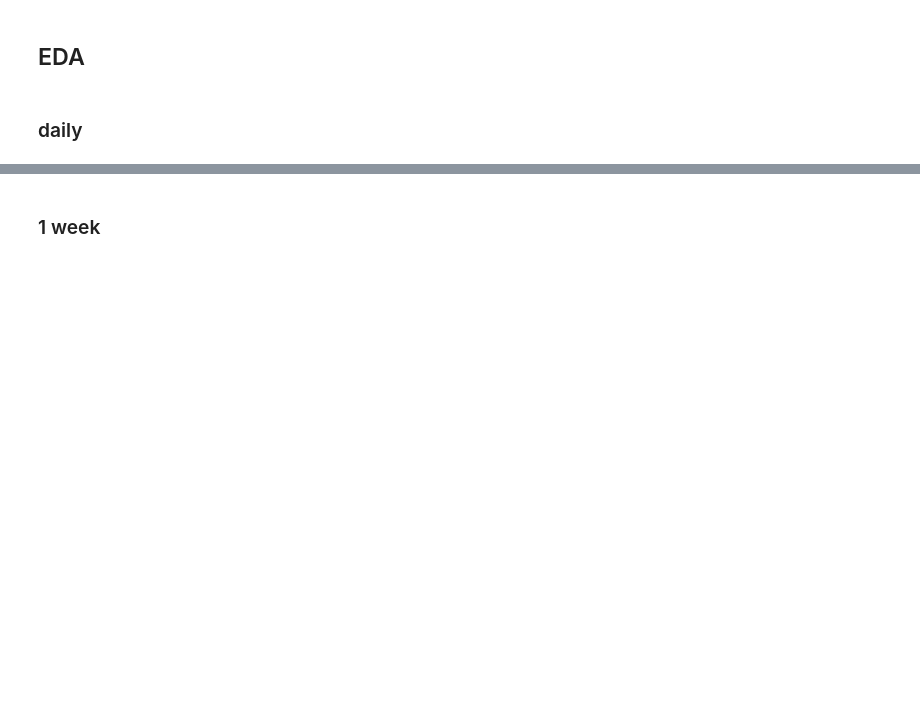
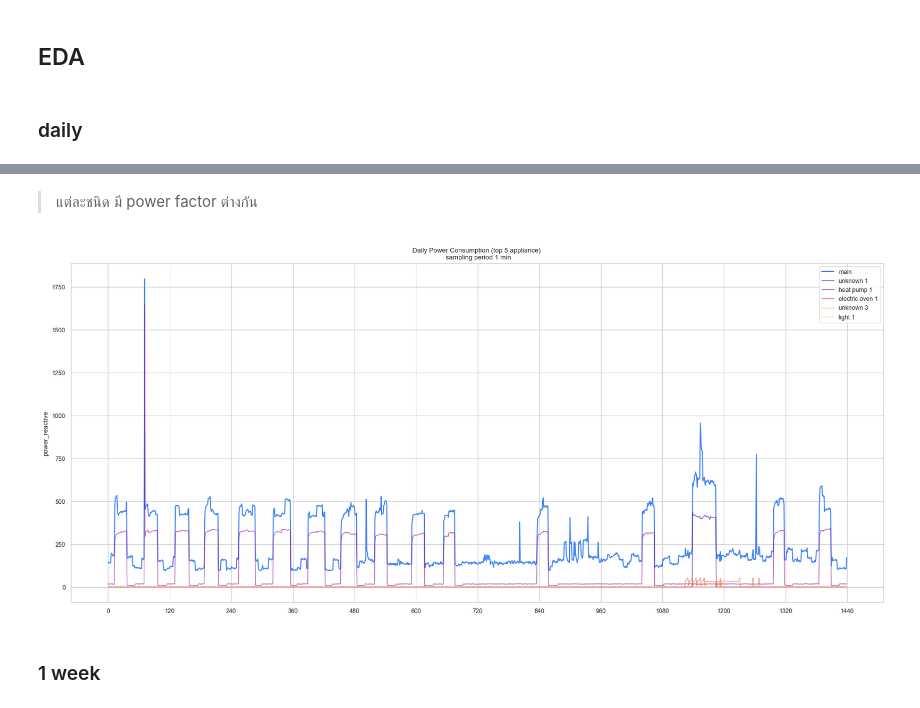
Before and after one commit to chuan-khuna/datamining_nilm_v2, a Jupyter notebook: 03_EDA_appliance.ipynb, the cells around one changed output, grey strips where cells are left out. Cells and saved outputs as stored; diff of their text form; code cells hidden in the pictures; blank space fills up the shorter version.

```diff
--- a/03_EDA_appliance.ipynb
+++ b/03_EDA_appliance.ipynb
@@ -155,3 +180,29 @@ plt.show()
+# %% [markdown]
+> แต่ละชนิด มี power factor ต่างกัน
+# %%
+# plot main
+top_k = 5
+
+sns.set_palette("plasma", top_k)
+power_col = 'power_reactive'
+
+x = np.arange(0, oneday_n)
+sns.lineplot(x, main_df[power_col][:oneday_n], label='main', lw=1.5, color=google[0])
+
+# plot appliances
+sns.set_palette("plasma", top_k+1)
+for i in range(top_k):
+    appliance_name = top_power_consump[i]
+    app_df = df[df['appliances_name'] == appliance_name]
+    sns.lineplot(x, app_df[power_col][:oneday_n], label=appliance_name, lw=1, alpha=0.7)
+
+plt.xticks(np.arange(0, oneday_n+120, 120))
+plt.title(f"Daily Power Consumption (top {top_k} appliance) \n sampling period {sampling_period} min")
+
+plt.savefig(f"./visualization_output/03_daily_{top_k}_appliance_reactive_power.png", dpi=150)
+plt.show()
+# %% [output]
+[figure, added]
 # %% [markdown]
 ### 1 week
 # %%
```
Also changed, not shown: parts of 4 cells of this notebook, 9 other files.
